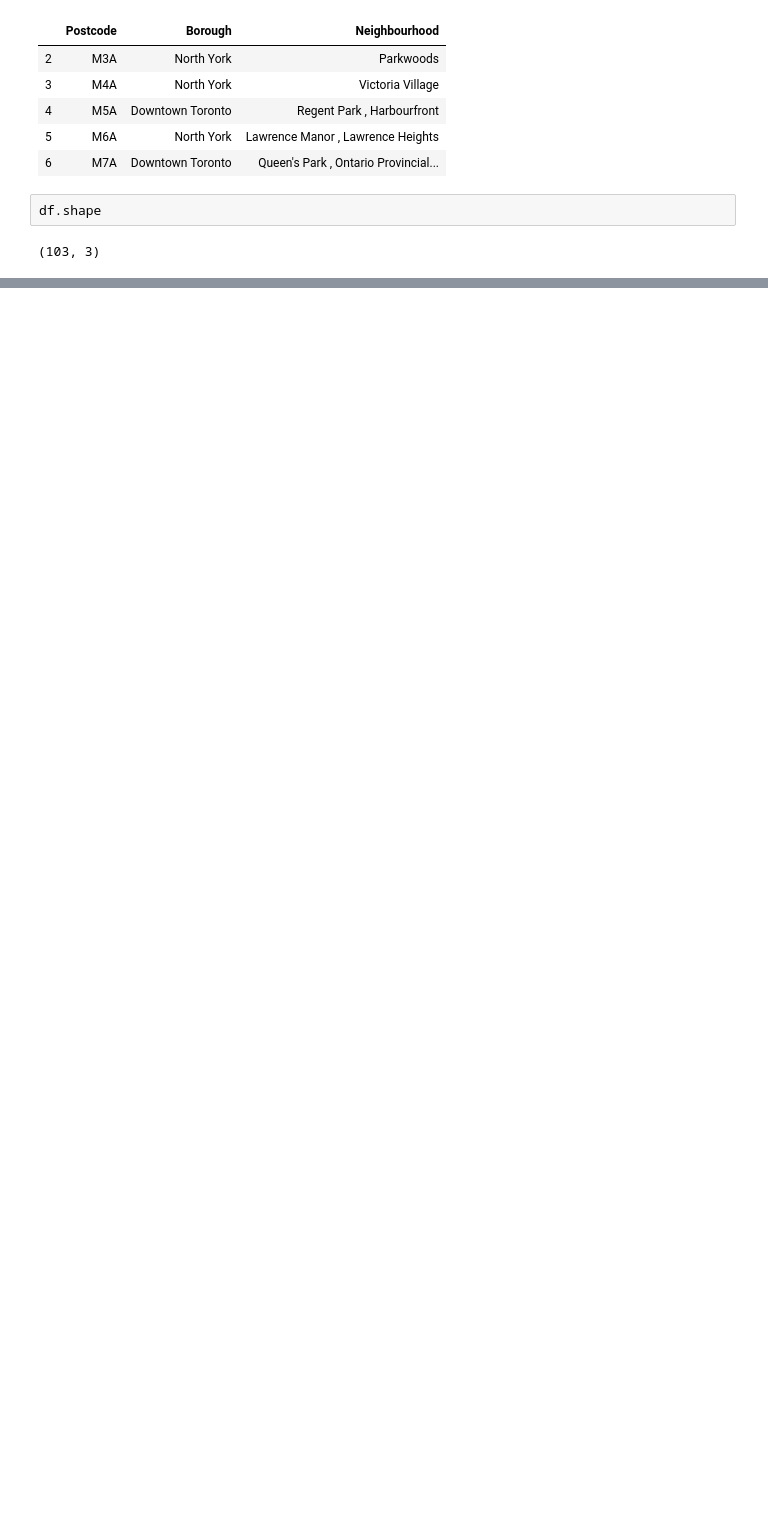
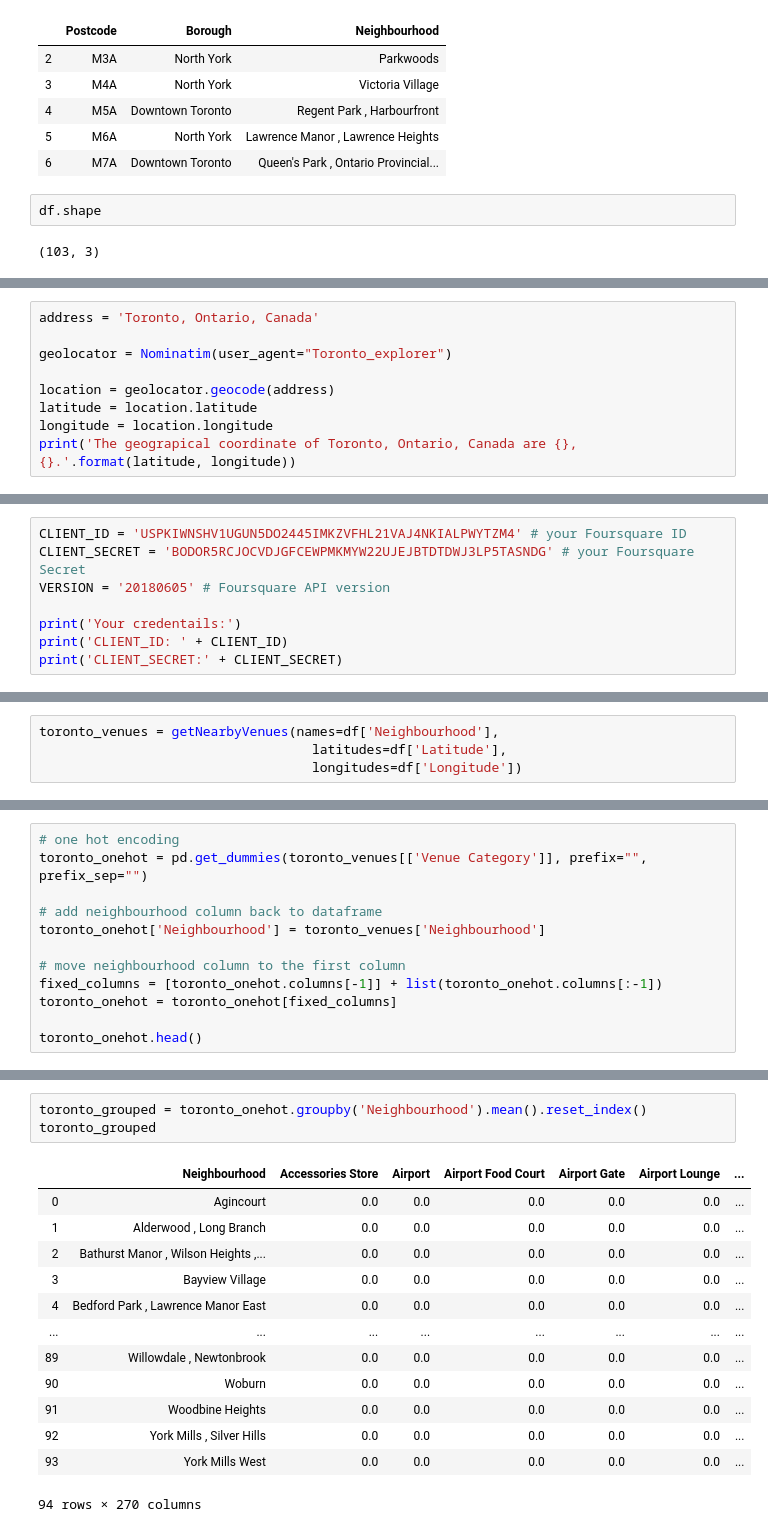
Before and after one commit to nitishbhardwaj1912/Coursera_Capstone, a Jupyter notebook: CourseraCapstone_A1.ipynb, the cells around one changed output, grey strips where cells are left out. Cells and saved outputs as stored; diff of their text form; blank space fills up the shorter version.

Commit message:
One-hot encoding checkpoint

```diff
--- a/CourseraCapstone_A1.ipynb
+++ b/CourseraCapstone_A1.ipynb
@@ -60,0 +102,9 @@ df.shape
+# %%
+address = 'Toronto, Ontario, Canada'
+
+geolocator = Nominatim(user_agent="Toronto_explorer")
+
+location = geolocator.geocode(address)
+latitude = location.latitude
+longitude = location.longitude
+print('The geograpical coordinate of Toronto, Ontario, Canada are {}, {}.'.format(latitude, longitude))
@@ -60,0 +140,8 @@ df.shape
+# %%
+CLIENT_ID = 'USPKIWNSHV1UGUN5DO2445IMKZVFHL21VAJ4NKIALPWYTZM4' # your Foursquare ID
+CLIENT_SECRET = 'BODOR5RCJOCVDJGFCEWPMKMYW22UJEJBTDTDWJ3LP5TASNDG' # your Foursquare Secret
+VERSION = '20180605' # Foursquare API version
+
+print('Your credentails:')
+print('CLIENT_ID: ' + CLIENT_ID)
+print('CLIENT_SECRET:' + CLIENT_SECRET)
@@ -60,0 +195,4 @@ df.shape
+# %%
+toronto_venues = getNearbyVenues(names=df['Neighbourhood'],
+                                   latitudes=df['Latitude'],
+                                   longitudes=df['Longitude'])
@@ -60,0 +238,12 @@ df.shape
+# %%
+# one hot encoding
+toronto_onehot = pd.get_dummies(toronto_venues[['Venue Category']], prefix="", prefix_sep="")
+
+# add neighbourhood column back to dataframe
+toronto_onehot['Neighbourhood'] = toronto_venues['Neighbourhood']
+
+# move neighbourhood column to the first column
+fixed_columns = [toronto_onehot.columns[-1]] + list(toronto_onehot.columns[:-1])
+toronto_onehot = toronto_onehot[fixed_columns]
+
+toronto_onehot.head()
@@ -60,0 +269,17 @@ df.shape
+# %%
+toronto_grouped = toronto_onehot.groupby('Neighbourhood').mean().reset_index()
+toronto_grouped
+# %% [output]
+|  | Neighbourhood | Accessories Store | Airport | Airport Food Court | Airport Gate | Airport Lounge | ... |
+| 0 | Agincourt | 0.0 | 0.0 | 0.0 | 0.0 | 0.0 | ... |
+| 1 | Alderwood , Long Branch | 0.0 | 0.0 | 0.0 | 0.0 | 0.0 | ... |
+| 2 | Bathurst Manor , Wilson Heights ,... | 0.0 | 0.0 | 0.0 | 0.0 | 0.0 | ... |
+| 3 | Bayview Village | 0.0 | 0.0 | 0.0 | 0.0 | 0.0 | ... |
+| 4 | Bedford Park , Lawrence Manor East | 0.0 | 0.0 | 0.0 | 0.0 | 0.0 | ... |
+| ... | ... | ... | ... | ... | ... | ... | ... |
+| 89 | Willowdale , Newtonbrook | 0.0 | 0.0 | 0.0 | 0.0 | 0.0 | ... |
+| 90 | Woburn | 0.0 | 0.0 | 0.0 | 0.0 | 0.0 | ... |
+| 91 | Woodbine Heights | 0.0 | 0.0 | 0.0 | 0.0 | 0.0 | ... |
+| 92 | York Mills , Silver Hills | 0.0 | 0.0 | 0.0 | 0.0 | 0.0 | ... |
+| 93 | York Mills West | 0.0 | 0.0 | 0.0 | 0.0 | 0.0 | ... |
+94 rows × 270 columns
```
Also changed, not shown: parts of 25 cells of this notebook, 1 other file.
